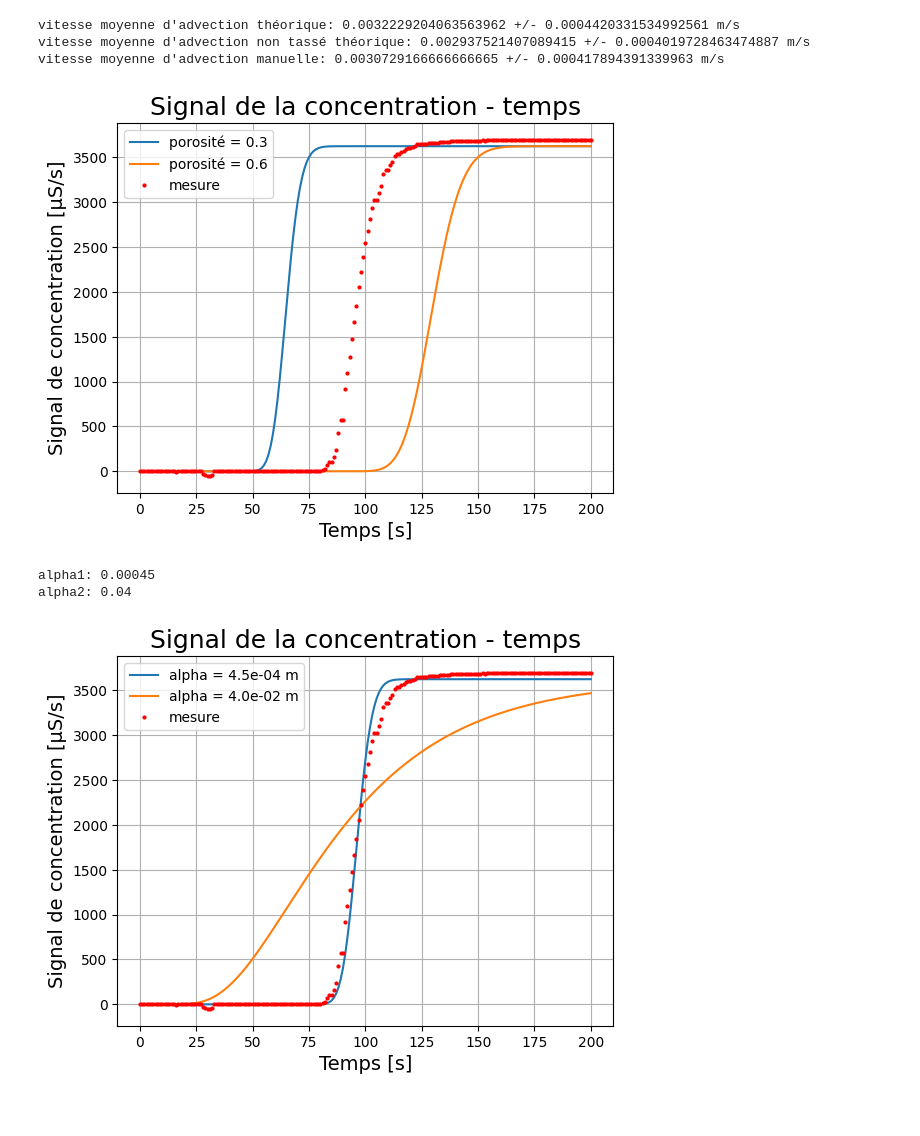
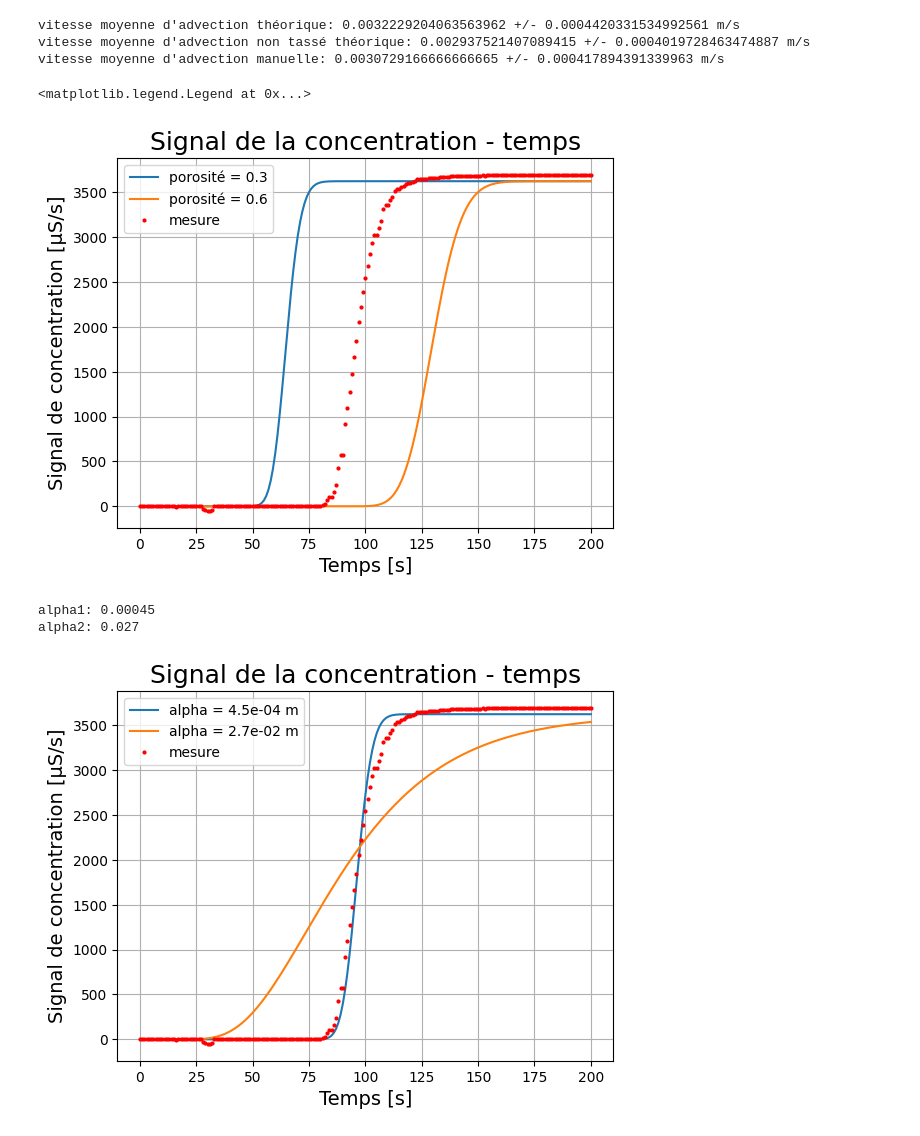
Before and after one commit to onillonn/TP_geologie, a Jupyter notebook: dispersion.ipynb, the cells around one changed output. Saved outputs shown, nothing was run; the diff lists cells and outputs as text; code cells hidden in the pictures.

```diff
--- a/dispersion.ipynb
+++ b/dispersion.ipynb
@@ -13,7 +13,7 @@ Q_err = data_Q['err_Q']
 t0 = [38,40,39]
 t_err = [1,1,1]
 t = data_conductivite['temps_[s]']
-C = data_conductivite['C_[microS/s]']
+C = data_conductivite['C_[microS/cm]']
 #erreur C
 C_err = []
 for k in C:
@@ -57,14 +57,14 @@ t = 39.0 +/- 1.632993161855452 sec
 '''parametres fixes'''
 A, A_err = 22*10**(-4), 3*10**(-4)  # m2
 l, l_err = 0.295, 0.04    # m
-C0, C0_err = 3625, 11    # microS/s
+C0, C0_err = 3625, 11   # microS/cm
 q = mean_Q/A           # m/s
 q_err = q*sqrt((sigma_Q/mean_Q)**2+(A_err/A)**2)
-d0 = 1.3*10**(-9)*0.7  # m2/s
+d0 = 1.3*10**(-9)*0.7 # m2/s
 
-def function_for_fit(t, mu, alpha):
+def function_for_fit(t, n, alpha):
     y = []
-    adv = q/mu
+    adv = q/n
     D = alpha*adv+d0
     ex = adv*l/D
     for ti in t:
@@ -75,24 +75,24 @@ def function_for_fit(t, mu, alpha):
 
 '''valeurs'''
 param_opt, param_cov = curve_fit(function_for_fit,t,C)
-mu_opt, alpha_opt = param_opt
-mu_cov, alpha_cov = param_cov
-mu_cov, alpha_cov = mu_cov[0], alpha_cov[0]
-mu_err, alpha_err = np.sqrt(mu_cov).squeeze(), np.sqrt(alpha_cov).squeeze()
-C_opt = function_for_fit(t,mu_opt,alpha_opt)
-print(f"porosité: {mu_opt} +/- {mu_err}")
+n_opt, alpha_opt = param_opt
+n_cov, alpha_cov = param_cov
+n_cov, alpha_cov = n_cov[0], alpha_cov[0]
+n_err, alpha_err = np.sqrt(n_cov).squeeze(), np.sqrt(alpha_cov).squeeze()
+C_opt = function_for_fit(t,n_opt,alpha_opt)
+print(f"porosité: {n_opt} +/- {n_err}")
 print(f"dispersivité: {alpha_opt} +/- {alpha_err}")
 
 '''graphe'''
 fig, cond = plt.subplots()
 cond.plot(t,C_opt,label = 'theorie')
 cond.plot(t,C,marker='o',color='r', linestyle='none',markersize=2,label = 'mesure')
-cond.errorbar(t,C,yerr=C_err,linestyle='none')
+cond.errorbar(t,C,yerr=C_err,color='r',linestyle='none')
 cond.set_xlabel('Temps [s]',fontsize=14)
 cond.set_ylabel('Signal de concentration [\u00B5S/cm]',fontsize=14)
 cond.set_title('Signal de la concentration - temps',fontsize=18)
 cond.grid()
-cond.text (100,0, f"C(t) max = 3700 +/- 20 microS/s \nalpha: {alpha_opt:.1e} +/- {alpha_err:.0e} m \nporosité: {mu_opt:.3e} +/- {mu_err:.0e} m\u00B2",bbox=dict(facecolor='white',edgecolor='lightgrey'))
+cond.text (100,0, f"C(t) max = 3700 +/- 20 microS/s \nalpha: {alpha_opt:.1e} +/- {alpha_err:.0e} m \nporosité: {n_opt:.3e} +/- {n_err:.0e} m\u00B2",bbox=dict(facecolor='white',edgecolor='lightgrey'))
 plt.legend()
 
 #plt.savefig(f'C:/Users/Nicolas Onillon/Documents/UNINe/géologie/concentration.pdf')
@@ -123,7 +124,7 @@ vitesse moyenne d'advection théorique: 0.0032229204063563962 +/- 0.000442033153
 vitesse moyenne d'advection non tassé théorique: 0.002937521407089415 +/- 0.0004019728463474887 m/s
 vitesse moyenne d'advection manuelle: 0.0030729166666666665 +/- 0.000417894391339963 m/s
 # %%
-'''varier mu'''
+'''varier n'''
 C1 = function_for_fit(t,0.3,alpha_opt)
 C2 = function_for_fit(t,0.6,alpha_opt)
 
@@ -138,29 +139,30 @@ cond.set_title('Signal de la concentration - temps',fontsize=18)
 cond.grid()
 plt.legend()
 
-#plt.savefig(f'C:/Users/Nicolas Onillon/Documents/UNINe/géologie/variation_mu.pdf')
+#plt.savefig(f'C:/Users/Nicolas Onillon/Documents/UNINe/géologie/variation_n.pdf')
 # %% [output]
+<matplotlib.legend.Legend at 0x...>
 [figure]
 # %%
 '''varier alpha'''
-alpha1, alpha2 = 0.00045, 0.04
-C1 = function_for_fit(t,mu_opt,alpha1)
-C2 = function_for_fit(t,mu_opt,alpha2)
+alpha1, alpha2 = 0.00045, 0.027
+C1 = function_for_fit(t,n_opt,alpha1)
+C2 = function_for_fit(t,n_opt,alpha2)
 
 print(f"alpha1: {alpha1}\nalpha2: {alpha2}")
 '''graphe'''
 fig, cond = plt.subplots()
 cond.plot(t,C1,label = f'alpha = {alpha1:.1e} m')
 cond.plot(t,C2,label = f'alpha = {alpha2:.1e} m')
 cond.plot(t,C,marker='o',color='r', linestyle='none',markersize=2,label = 'mesure')
 cond.set_xlabel('Temps [s]',fontsize=14)
 cond.set_ylabel('Signal de concentration [\u00B5S/s]',fontsize=14)
 cond.set_title('Signal de la concentration - temps',fontsize=18)
 cond.grid()
 plt.legend()
 
 #plt.savefig(f'C:/Users/Nicolas Onillon/Documents/UNINe/géologie/variation_alpha.pdf')
 # %% [output]
 alpha1: 0.00045
-alpha2: 0.04
+alpha2: 0.027
-[figure, old version]
+[figure, new version]
```
Also changed, not shown: parts of 2 cells of this notebook.
